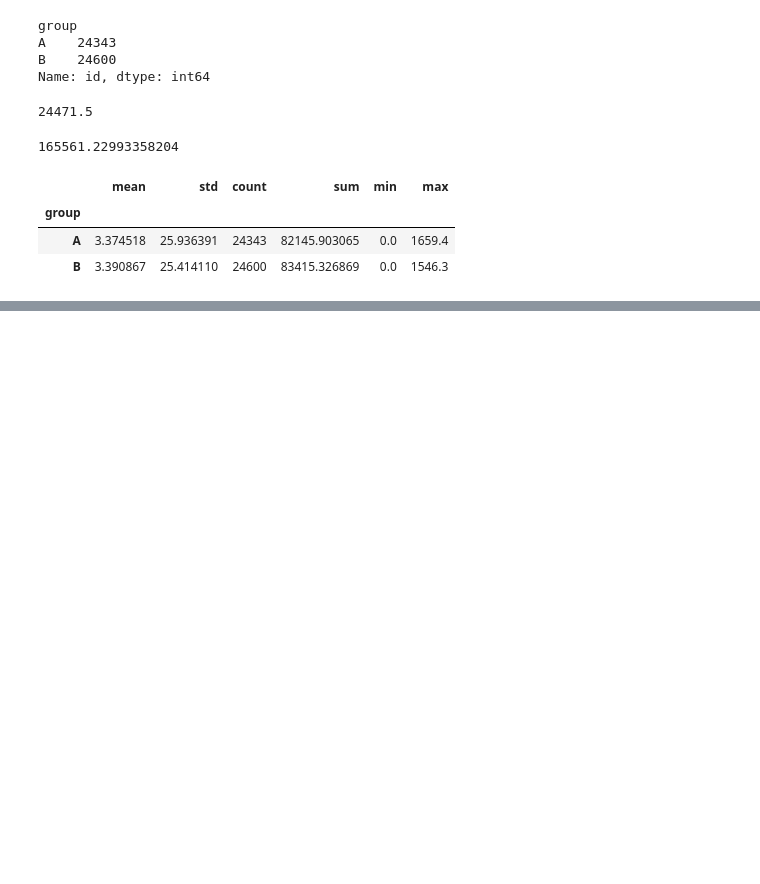
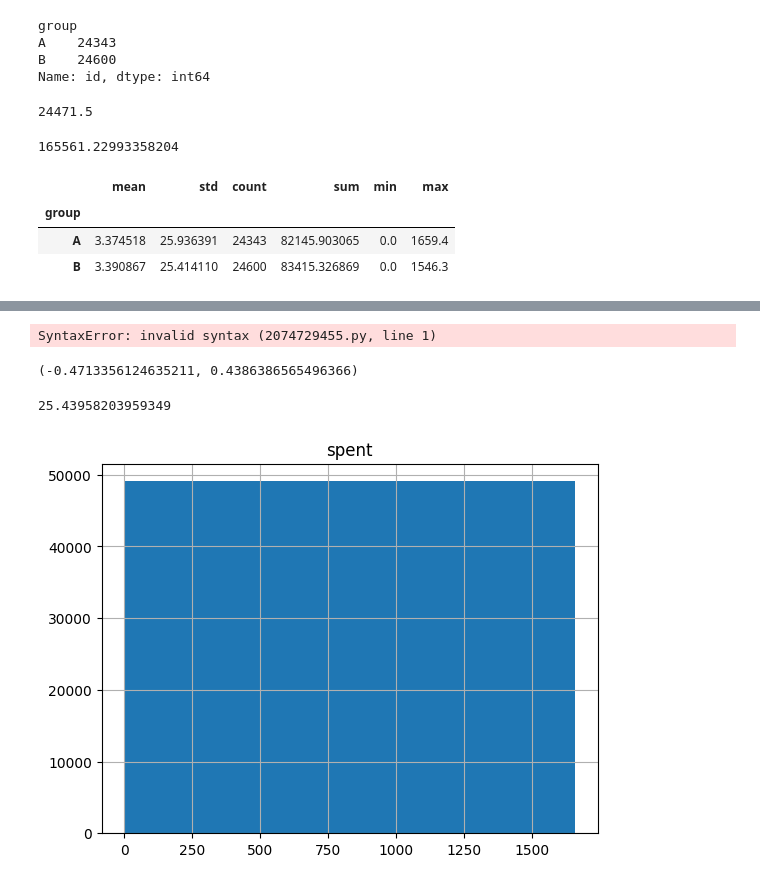
Before and after one commit to tushalkumar/Master_school_project_1, a Jupyter notebook: ab_testing_my_work.ipynb, the cells around one changed output, grey strips where cells are left out. Drawn from its saved outputs; the diff is of its cells as text; code cells hidden in the pictures; blank space fills up the shorter version.

```diff
--- a/ab_testing_my_work.ipynb
+++ b/ab_testing_my_work.ipynb
@@ -138,0 +163,5 @@ print( stats.skew(df['spent']) );
+# %%
+##What is the 95% confidence interval for the difference in the average amount spent per user between the treatment and the control (treatment-control)?
+Use the t distribution and assume unequal variance.//
+# %% [output]
+SyntaxError: invalid syntax (2074729455.py, line 1)
@@ -138,0 +174,11 @@ print( stats.skew(df['spent']) );
+# %%
+confidence_interval_difference
+# %% [output]
+(-0.4713356124635211, 0.4386386565496366)
+# %%
+pd.DataFrame(df['spent']).hist(bins = 1)
+
+print( stats.skew(df['spent']) );
+# %% [output]
+25.43958203959349
+[figure, added]
```
Also changed, not shown: parts of 22 cells of this notebook.
